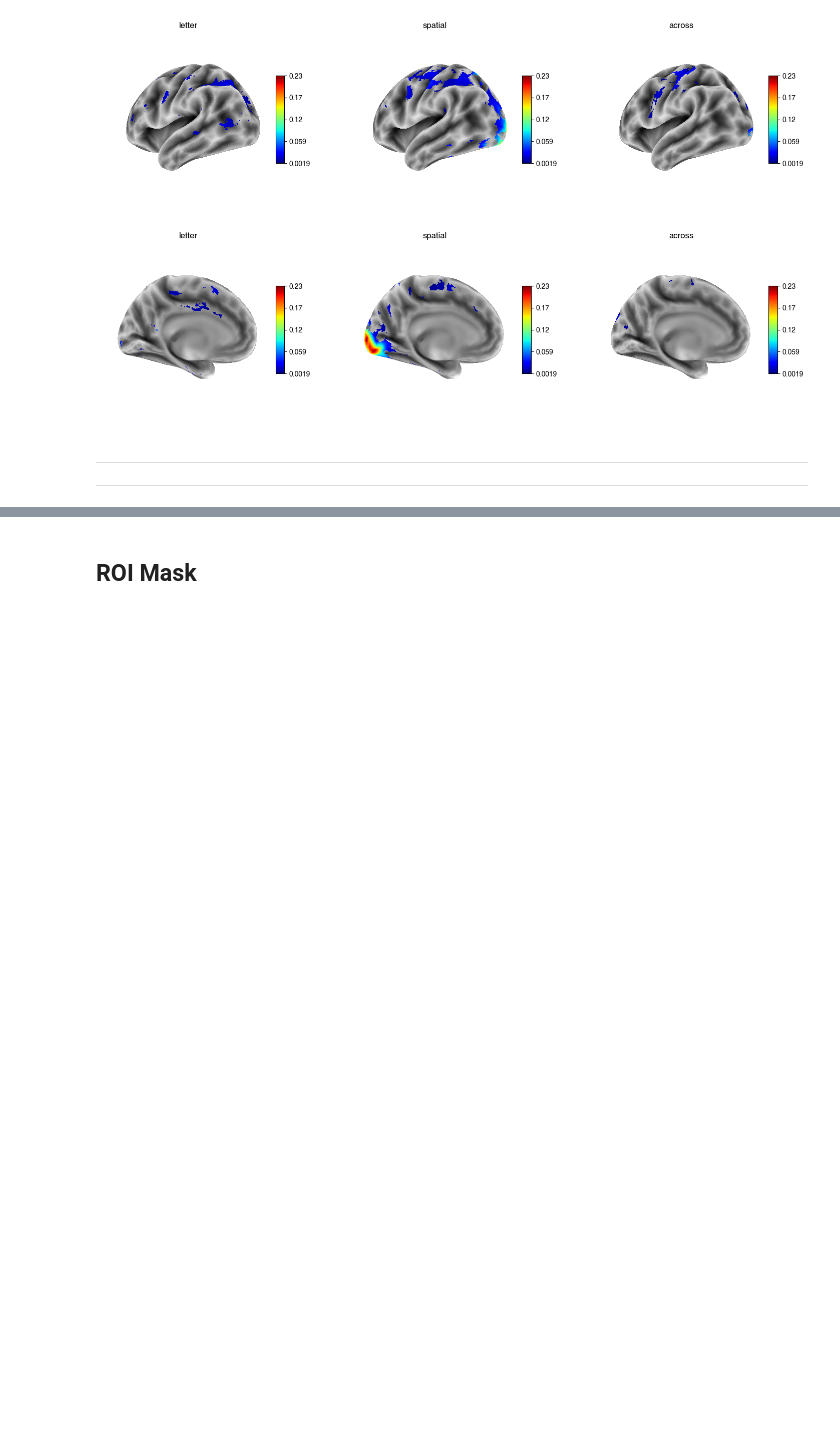
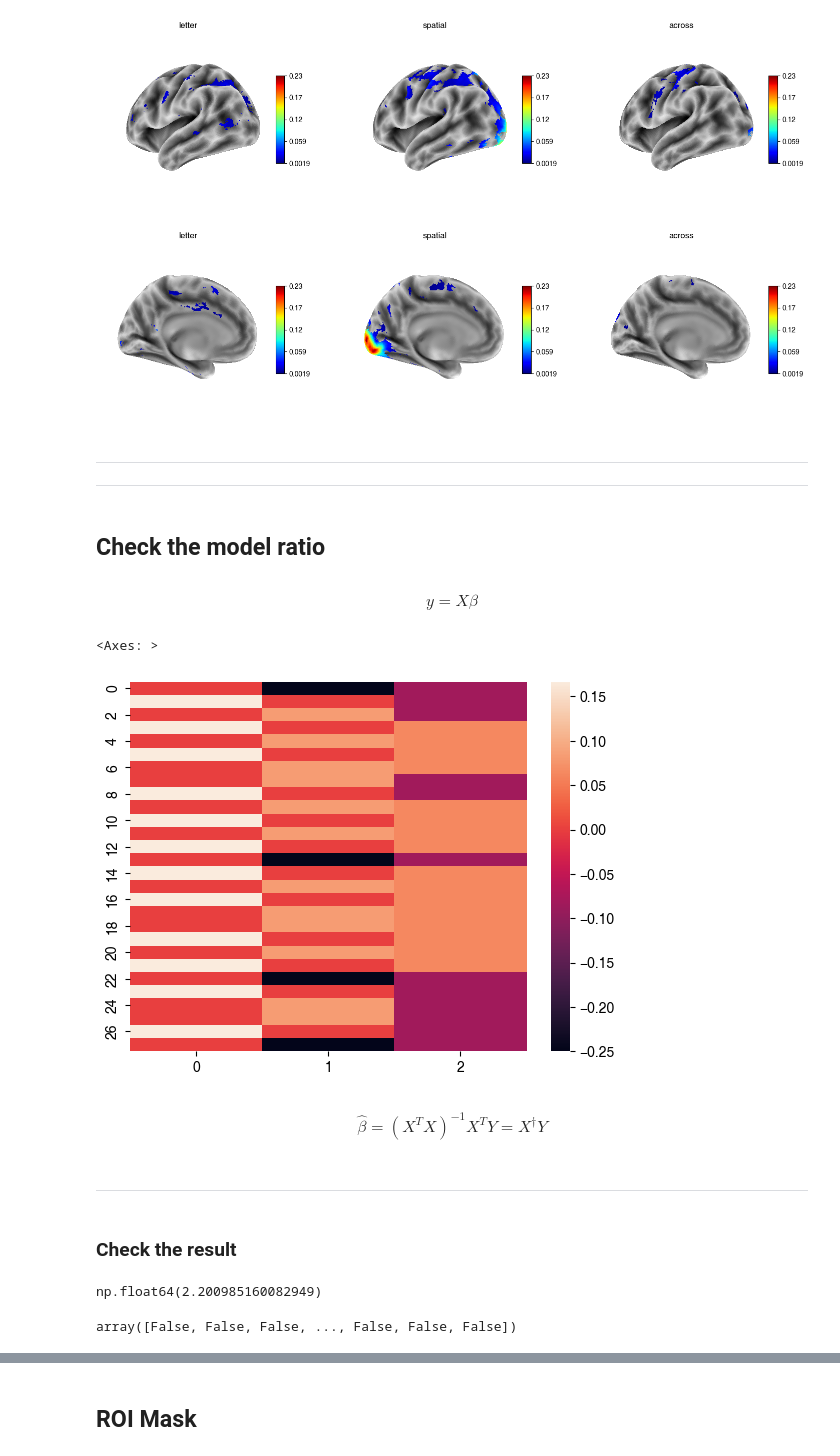
Before and after one commit to psb629/SeqSpatialSupp_fMRI, a Jupyter notebook: Notebook/glmsingle.searchlight.glm1.ipynb, the cells around one changed output, grey strips where cells are left out. Cells and saved outputs as stored; diff of their text form; code cells hidden in the pictures; blank space fills up the shorter version.

Commit message:
checking the beta weights

```diff
--- a/Notebook/glmsingle.searchlight.glm1.ipynb
+++ b/Notebook/glmsingle.searchlight.glm1.ipynb
@@ -615,3 +618,31 @@ for ii, model in enumerate(tqdm(['letter', 'spatial', 'between'])):
 # %% [markdown]
 ---
 ---
+# %% [markdown]
+## Check the model ratio
+# %% [markdown]
+$$
+y = X\beta
+$$
+# %%
+idx = np.triu_indices(8, k=1)
+
+mat = {}
+for model in ['letter','spatial','between','first_finger']:
+    mat[model], _ = return_mat(model=model)
+
+vec1 = np.nan_to_num(mat['letter'][idx], nan=0) + np.nan_to_num(mat['spatial'][idx], nan=0)
+vec2 = np.nan_to_num(mat['between'][idx], nan=0)
+vec3 = np.nan_to_num(mat['first_finger'][idx], nan=0)
+
+X = np.column_stack((vec1, vec2, vec3))
+sns.heatmap(X)
+
+# del mat, idx, vec1, vec2, vec3
+# %% [output]
+<Axes: >
+[figure, added]
+# %% [markdown]
+$$
+\hat{\beta} = (X^{T}X)^{-1}X^{T}Y = X^{\dagger}Y
+$$
@@ -617,0 +684,13 @@ for ii, model in enumerate(tqdm(['letter', 'spatial', 'between'])):
+# %% [markdown]
+---
+# %% [markdown]
+### Check the result
+# %%
+thresh = sstat.convert_alpha_to_tval(alpha=0.05, df=len(list_sn)-1, alternative='two-sided')
+thresh
+# %% [output]
+np.float64(2.200985160082949)
+# %%
+abs(data[1])>thresh
+# %% [output]
+array([False, False, False, ..., False, False, False])
```
Also changed, not shown: parts of 16 cells of this notebook.
